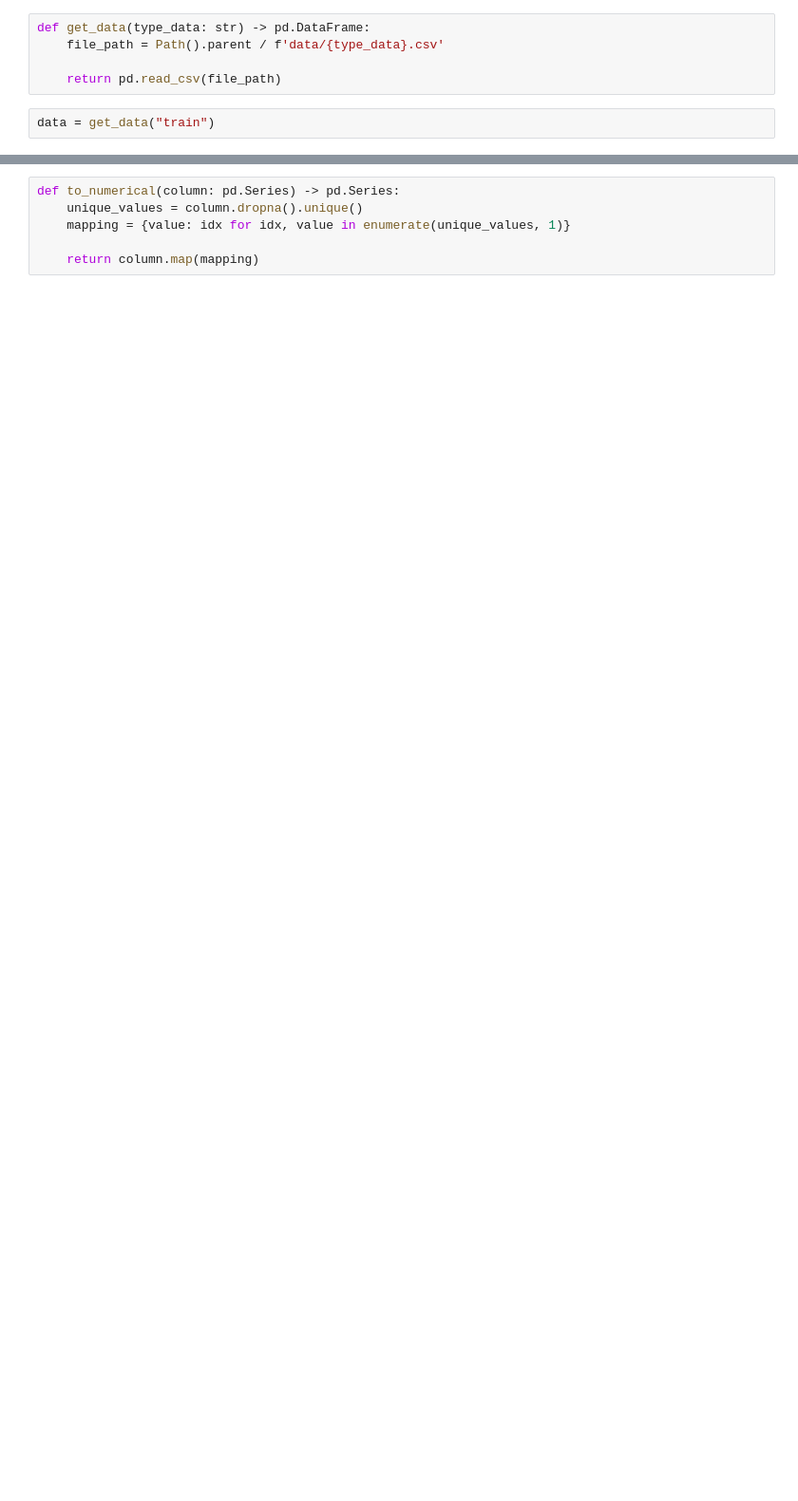
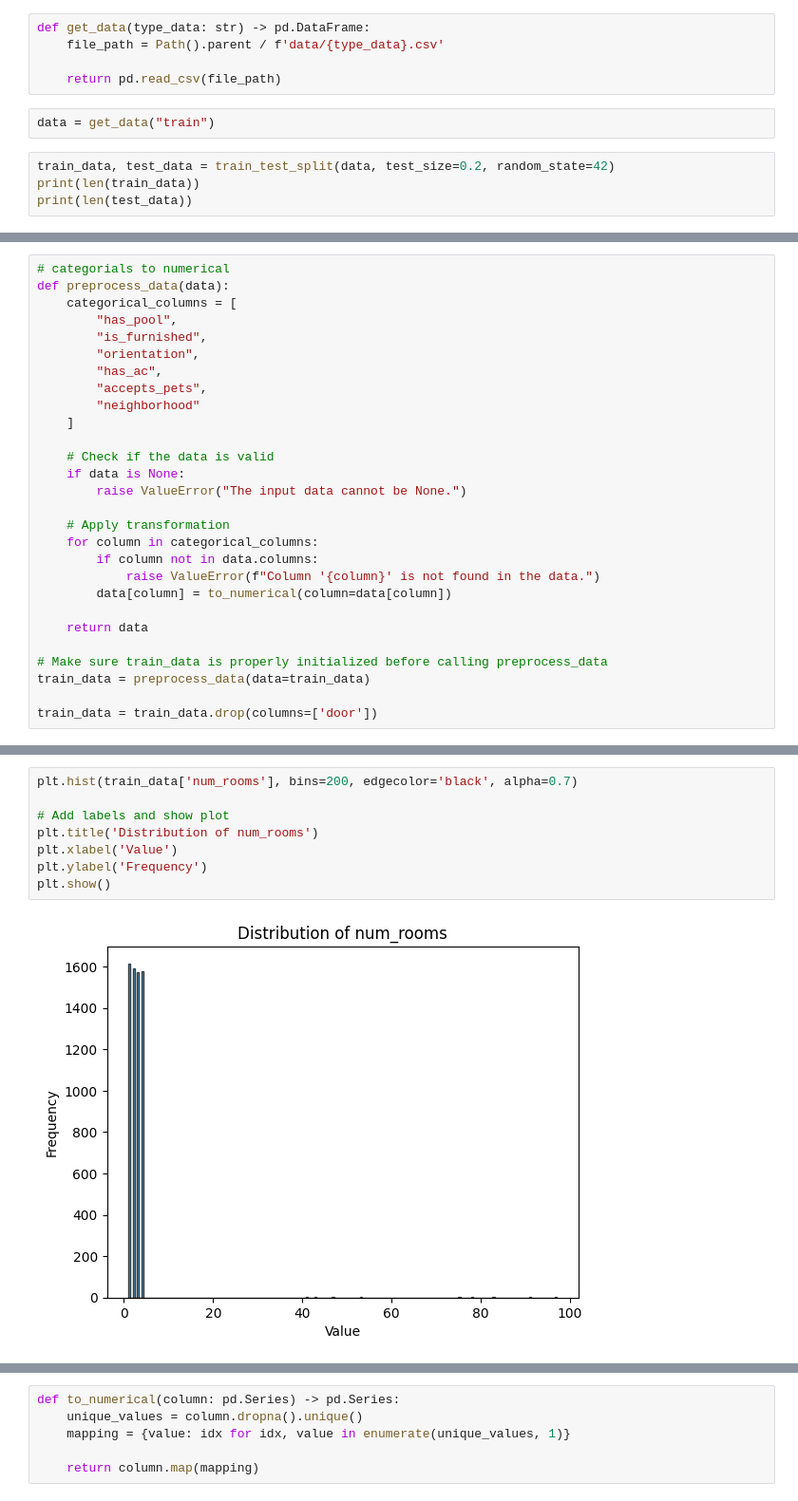
Before and after one commit to DenisProcyon/DSDM_ML_Pred, a Jupyter notebook: main.ipynb, the cells around one changed output, grey strips where cells are left out. Shown at 95% size. Cells and saved outputs as stored; diff of their text form; blank space fills up the shorter version.

```diff
--- a/main.ipynb
+++ b/main.ipynb
@@ -8,3 +14,7 @@ def get_data(type_data: str) -> pd.DataFrame:
     return pd.read_csv(file_path)
 # %%
 data = get_data("train")
+# %%
+train_data, test_data = train_test_split(data, test_size=0.2, random_state=42)
+print(len(train_data))
+print(len(test_data))
@@ -10,0 +88,28 @@ data = get_data("train")
+# %%
+# categorials to numerical
+def preprocess_data(data):
+    categorical_columns = [
+        "has_pool",
+        "is_furnished",
+        "orientation",
+        "has_ac",
+        "accepts_pets",
+        "neighborhood"
+    ]
+
+    # Check if the data is valid
+    if data is None:
+        raise ValueError("The input data cannot be None.")
+
+    # Apply transformation
+    for column in categorical_columns:
+        if column not in data.columns:
+            raise ValueError(f"Column '{column}' is not found in the data.")
+        data[column] = to_numerical(column=data[column])
+
+    return data
+
+# Make sure train_data is properly initialized before calling preprocess_data
+train_data = preprocess_data(data=train_data)
+
+train_data = train_data.drop(columns=['door'])
@@ -10,0 +174,10 @@ data = get_data("train")
+# %%
+plt.hist(train_data['num_rooms'], bins=200, edgecolor='black', alpha=0.7)
+
+# Add labels and show plot
+plt.title('Distribution of num_rooms')
+plt.xlabel('Value')
+plt.ylabel('Frequency')
+plt.show()
+# %% [output]
+[figure, added]
```
Also changed, not shown: parts of 33 cells of this notebook.
